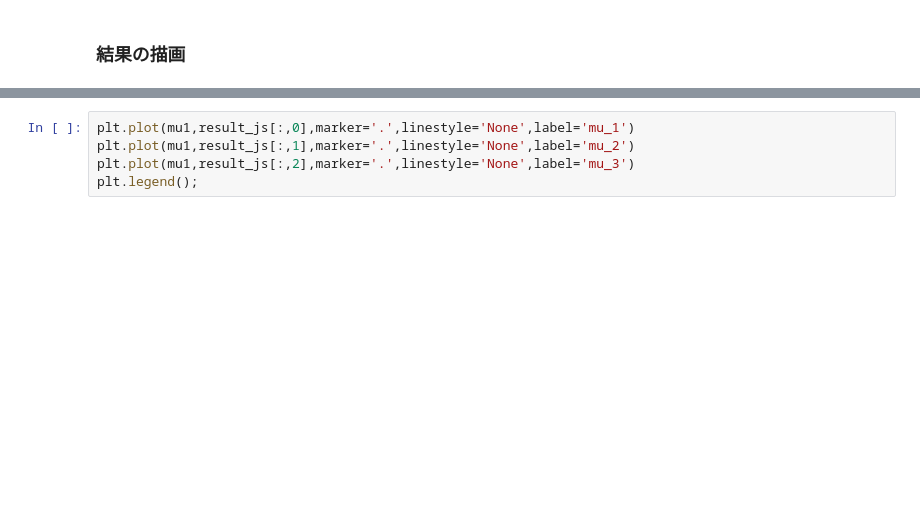
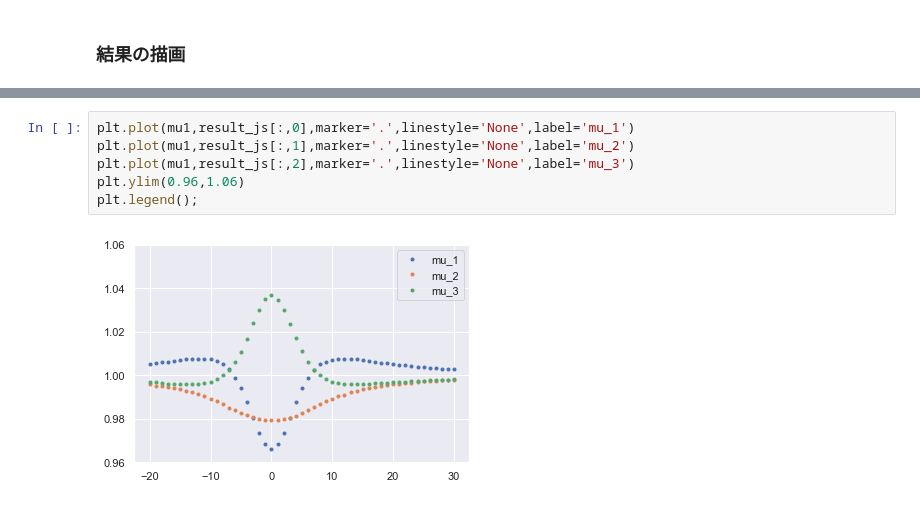
Before and after one commit to masakiaota/study, a Jupyter notebook: for_my_study/SteinsParadox.ipynb, the cells around one changed output, grey strips where cells are left out. Drawn from its saved outputs; the diff is of its cells as text; blank space fills up the shorter version.

```diff
--- a/for_my_study/SteinsParadox.ipynb
+++ b/for_my_study/SteinsParadox.ipynb
@@ -98,5 +124,8 @@ plt.legend();
 # %%
 plt.plot(mu1,result_js[:,0],marker='.',linestyle='None',label='mu_1')
 plt.plot(mu1,result_js[:,1],marker='.',linestyle='None',label='mu_2')
 plt.plot(mu1,result_js[:,2],marker='.',linestyle='None',label='mu_3')
+plt.ylim(0.96,1.06)
 plt.legend();
+# %% [output]
+[figure, added]
```
Also changed, not shown: parts of 4 cells of this notebook.
